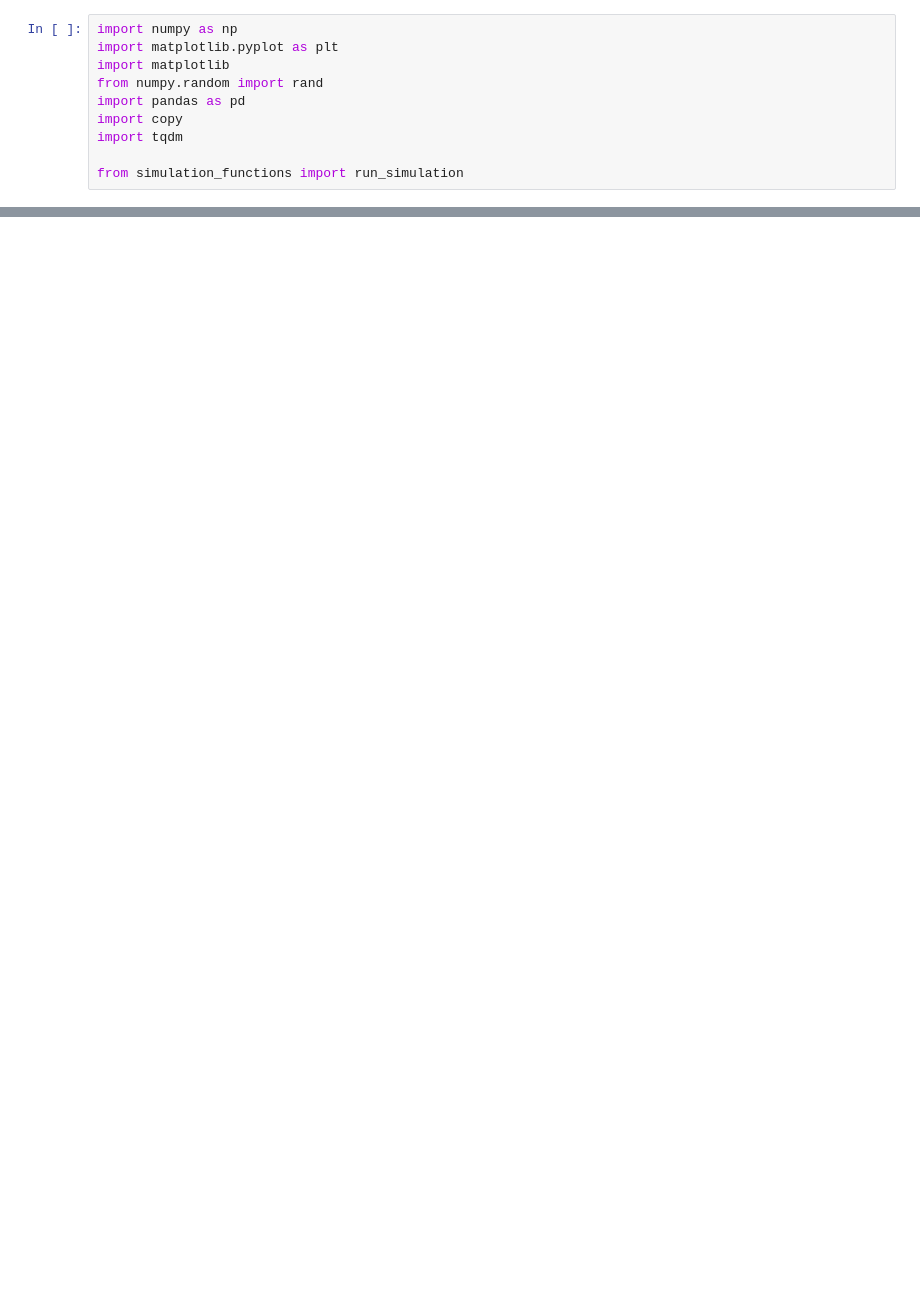
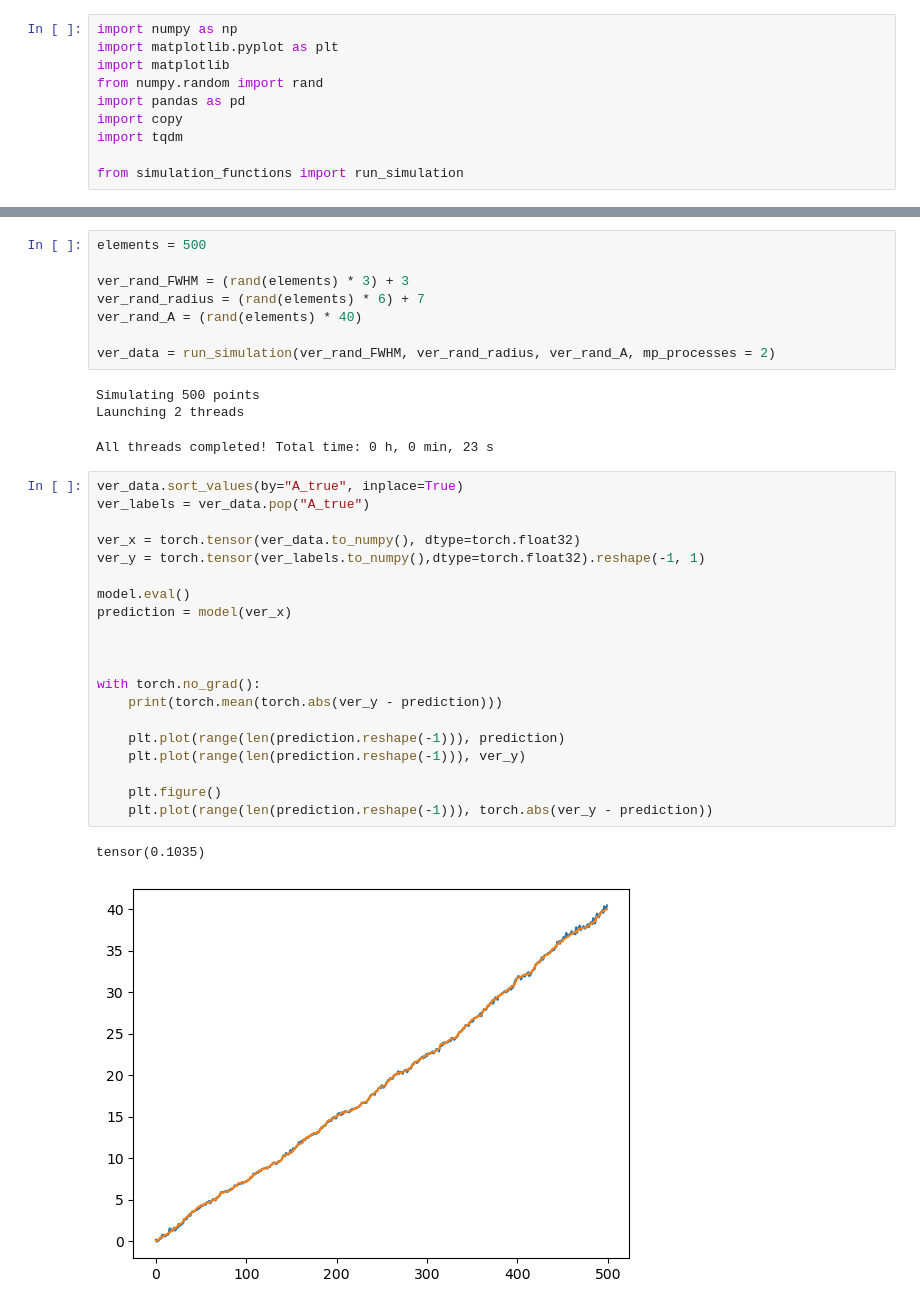
Before and after one commit to EBELU/activity-correction, a Jupyter notebook: debug_nb_torch.ipynb, the cells around one changed output, grey strips where cells are left out. Saved outputs shown, nothing was run; the diff lists cells and outputs as text; blank space fills up the shorter version.

```diff
--- a/debug_nb_torch.ipynb
+++ b/debug_nb_torch.ipynb
@@ -117,0 +155,35 @@ with torch.no_grad():
+# %%
+elements = 500
+
+ver_rand_FWHM = (rand(elements) * 3) + 3
+ver_rand_radius = (rand(elements) * 6) + 7
+ver_rand_A = (rand(elements) * 40)
+
+ver_data = run_simulation(ver_rand_FWHM, ver_rand_radius, ver_rand_A, mp_processes = 2)
+# %% [output]
+Simulating 500 points
+Launching 2 threads
+All threads completed! Total time: 0 h, 0 min, 23 s
+# %%
+ver_data.sort_values(by="A_true", inplace=True)
+ver_labels = ver_data.pop("A_true")
+
+ver_x = torch.tensor(ver_data.to_numpy(), dtype=torch.float32)
+ver_y = torch.tensor(ver_labels.to_numpy(),dtype=torch.float32).reshape(-1, 1)
+
+model.eval()
+prediction = model(ver_x)
+
+
+
+with torch.no_grad():
+    print(torch.mean(torch.abs(ver_y - prediction)))
+
+    plt.plot(range(len(prediction.reshape(-1))), prediction)
+    plt.plot(range(len(prediction.reshape(-1))), ver_y)
+
+    plt.figure()
+    plt.plot(range(len(prediction.reshape(-1))), torch.abs(ver_y - prediction))
+# %% [output]
+tensor(0.1035)
+[figure, added]
```
Also changed, not shown: parts of 14 cells of this notebook.
